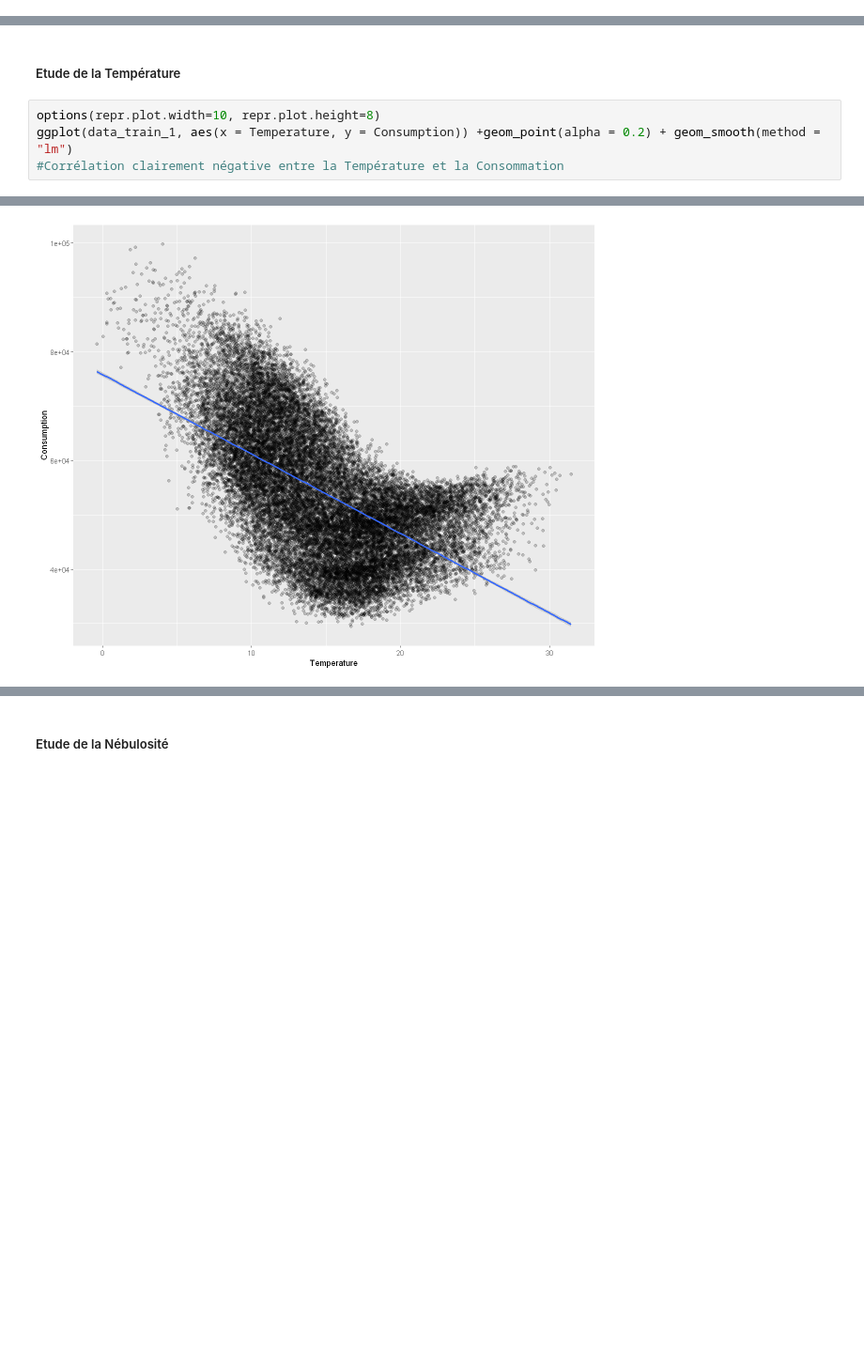
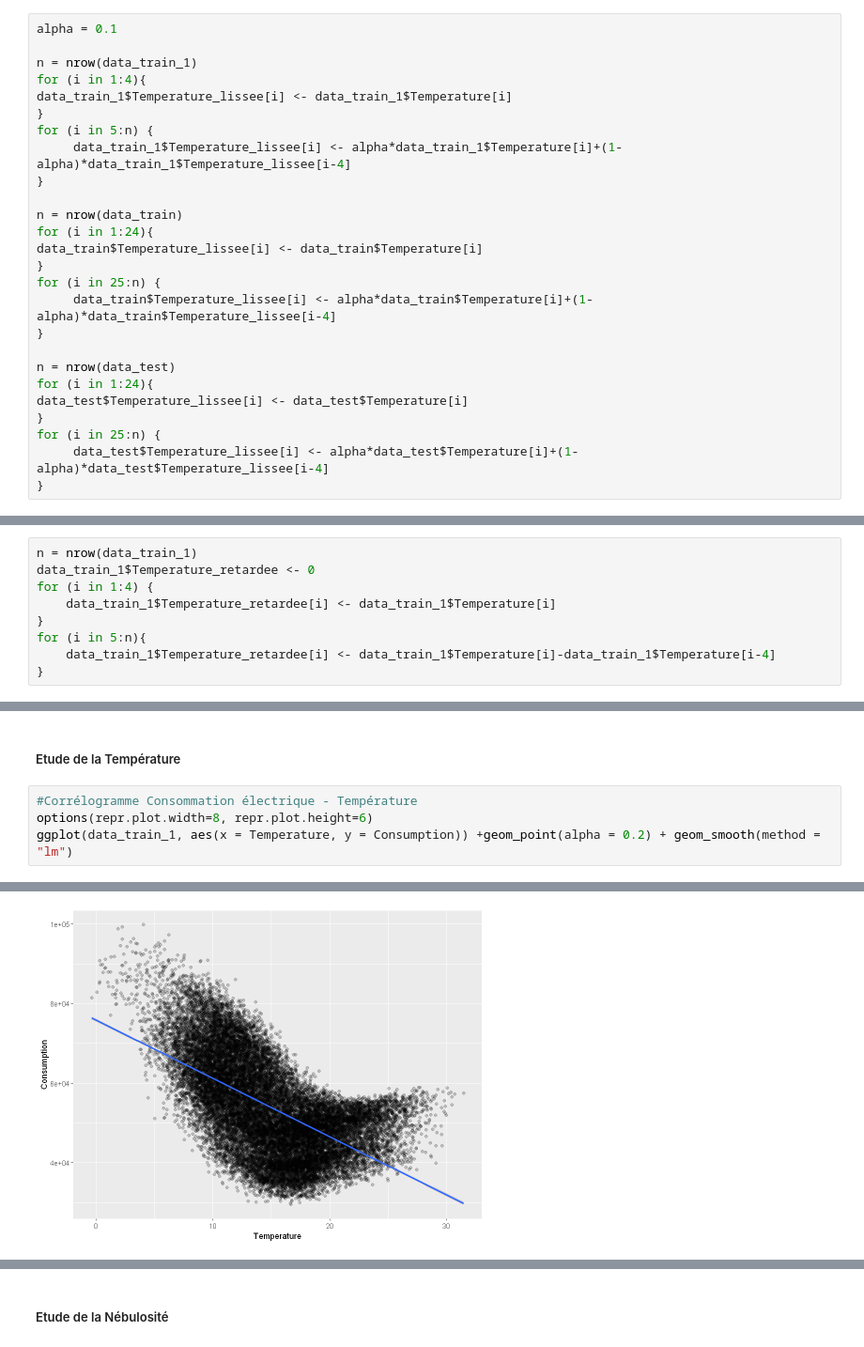
Before and after one commit to PaulineMendras/Seminaire-Modelisation-Stat, a Jupyter notebook: Projet - Modèles GAM.ipynb, the cells around one changed output, grey strips where cells are left out. Shown at 94% size. Saved outputs shown, nothing was run; the diff lists cells and outputs as text; blank space fills up the shorter version.

```diff
--- a/Notebook.ipynb
+++ b/Projet - Modèles GAM.ipynb
@@ -200,0 +257,26 @@ data_test_1$Holidays[data_test_1$Holidays_A==1 | data_test_1$Holidays_B==1 | dat
+# %%
+alpha = 0.1
+
+n = nrow(data_train_1)
+for (i in 1:4){
+data_train_1$Temperature_lissee[i] <- data_train_1$Temperature[i]
+}
+for (i in 5:n) {
+     data_train_1$Temperature_lissee[i] <- alpha*data_train_1$Temperature[i]+(1-alpha)*data_train_1$Temperature_lissee[i-4]
+}
+
+n = nrow(data_train)
+for (i in 1:24){
+data_train$Temperature_lissee[i] <- data_train$Temperature[i]
+}
+for (i in 25:n) {
+     data_train$Temperature_lissee[i] <- alpha*data_train$Temperature[i]+(1-alpha)*data_train$Temperature_lissee[i-4]
+}
+
+n = nrow(data_test)
+for (i in 1:24){
+data_test$Temperature_lissee[i] <- data_test$Temperature[i]
+}
+for (i in 25:n) {
+     data_test$Temperature_lissee[i] <- alpha*data_test$Temperature[i]+(1-alpha)*data_test$Temperature_lissee[i-4]
+}
@@ -200,0 +289,9 @@ data_test_1$Holidays[data_test_1$Holidays_A==1 | data_test_1$Holidays_B==1 | dat
+# %%
+n = nrow(data_train_1)
+data_train_1$Temperature_retardee <- 0
+for (i in 1:4) {
+    data_train_1$Temperature_retardee[i] <- data_train_1$Temperature[i]
+}
+for (i in 5:n){
+    data_train_1$Temperature_retardee[i] <- data_train_1$Temperature[i]-data_train_1$Temperature[i-4]
+}
@@ -230,9 +309,9 @@ summary(data_train_1)
 # %% [markdown]
 ##### Etude de la Température
 # %%
-options(repr.plot.width=10, repr.plot.height=8)
+#Corrélogramme Consommation électrique - Température
+options(repr.plot.width=8, repr.plot.height=6)
 ggplot(data_train_1, aes(x = Temperature, y = Consumption)) +geom_point(alpha = 0.2) + geom_smooth(method = "lm")
-#Corrélation clairement négative entre la Température et la Consommation
 # %% [output]
 `geom_smooth()` using formula 'y ~ x'
-[figure, old version]
+[figure, new version]
```
Also changed, not shown: parts of 180 cells of this notebook.
